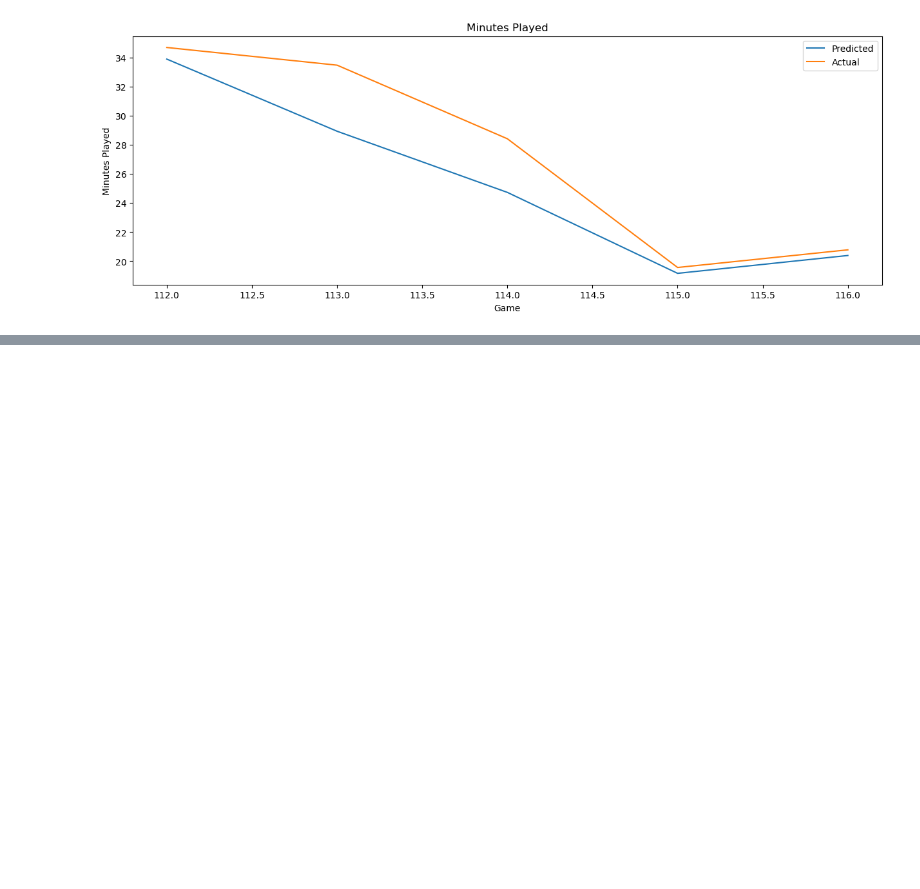
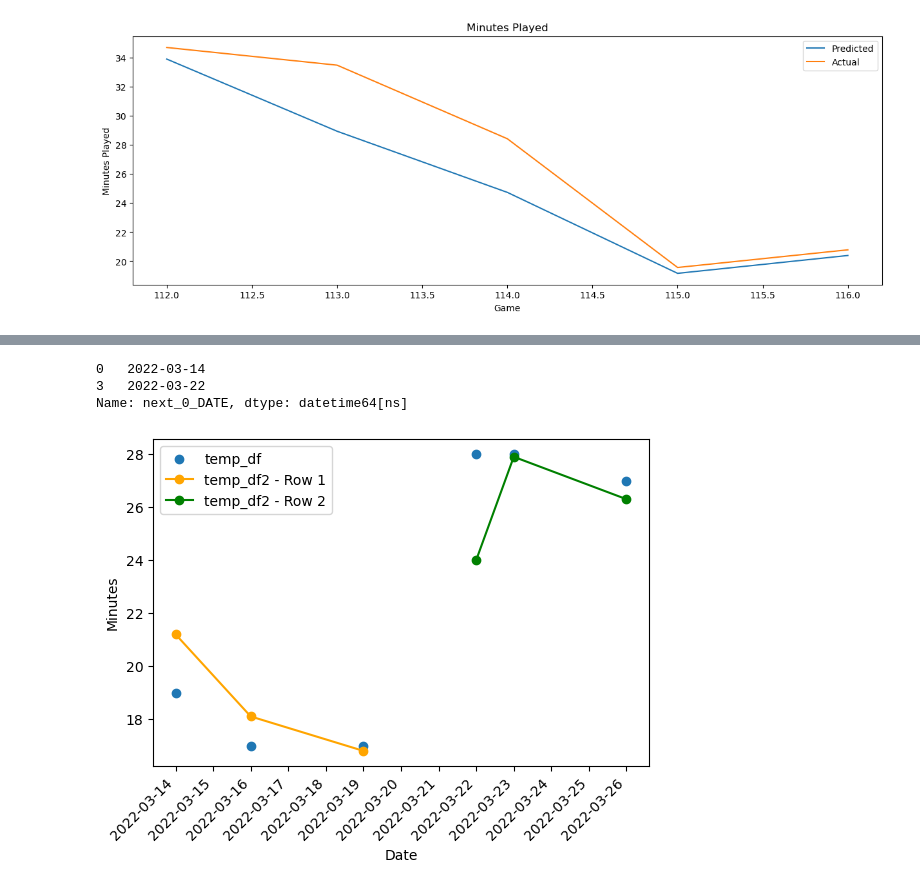
Before and after one commit to brownbrandon272/basketball, a Jupyter notebook: scripts/analyze_results.ipynb, the cells around one changed output, grey strips where cells are left out. Saved outputs shown, nothing was run; the diff lists cells and outputs as text; code cells hidden in the pictures; blank space fills up the shorter version.

Commit message:
Playing around with plots: 	modified:   scripts/analyze_results.ipynb

```diff
--- a/scripts/analyze_results.ipynb
+++ b/scripts/analyze_results.ipynb
@@ -181,0 +217,71 @@ plot_timeseries(player_name=player_name, season=season, yhat_df=yhat_df, y_test=
+# %%
+temp_df = pd.DataFrame(
+    {'next_0_MIN': {0: 19.0, 3: 28.0},
+     'next_1_MIN': {0: 17.0, 3: 28.0},
+     'next_2_MIN': {0: 17.0, 3: 27.0},
+     'next_0_DATE': {0: '2022-03-14', 3: '2022-03-22'},
+     'next_1_DATE': {0: '2022-03-16', 3: '2022-03-23'},
+     'next_2_DATE': {0: '2022-03-19', 3: '2022-03-26'},
+    })
+pd.to_datetime(temp_df['next_0_DATE'])
+# %% [output]
+0   2022-03-14
+3   2022-03-22
+Name: next_0_DATE, dtype: datetime64[ns]
+# %%
+import matplotlib.dates as mdates
+temp_df = pd.DataFrame(
+    {'next_0_MIN': {0: 19.0, 3: 28.0},
+     'next_1_MIN': {0: 17.0, 3: 28.0},
+     'next_2_MIN': {0: 17.0, 3: 27.0},
+     'next_0_DATE': {0: '2022-03-14', 3: '2022-03-22'},
+     'next_1_DATE': {0: '2022-03-16', 3: '2022-03-23'},
+     'next_2_DATE': {0: '2022-03-19', 3: '2022-03-26'},
+    })
+temp_df2 = pd.DataFrame(
+    {'next_0_MIN': {0: 21.2, 3: 24.0},
+     'next_1_MIN': {0: 18.1, 3: 27.9},
+     'next_2_MIN': {0: 16.8, 3: 26.3},
+    })
+
+# Step 1
+min_cols = [col for col in temp_df.columns if 'MIN' in col]
+date_cols = [col for col in temp_df.columns if 'DATE' in col]
+
+# Step 2
+for date in date_cols:
+    temp_df[date] = pd.to_datetime(temp_df[date], format='%Y-%m-%d')
+
+# Step 3
+date_array = temp_df[date_cols].values.flatten()
+value_array = temp_df[min_cols].values.flatten()
+
+# Step 4
+fig, ax = plt.subplots()
+ax.scatter(date_array, value_array, marker='o', label='temp_df')
+
+# Step 5
+ax.set_xlabel('Date')
+ax.set_ylabel('Minutes')
+days = mdates.DayLocator()  # Set the tick locator to show days
+ax.xaxis.set_major_locator(days)
+ax.xaxis.set_major_formatter(mdates.DateFormatter('%Y-%m-%d'))  # Set the x-axis tick labels to YYYY-MM-DD format
+fig.autofmt_xdate(rotation=45)  # Rotate x-axis tick labels for better visibility
+
+# Step 6
+temp_df2 = pd.DataFrame(
+    {'next_0_MIN': {0: 21.2, 3: 24.0},
+     'next_1_MIN': {0: 18.1, 3: 27.9},
+     'next_2_MIN': {0: 16.8, 3: 26.3},
+    })
+value_array2_row1 = temp_df2.loc[0, min_cols].values
+value_array2_row2 = temp_df2.loc[3, min_cols].values
+ax.plot(date_array[:3], value_array2_row1, marker='o', label='temp_df2 - Row 1', color='orange')
+ax.plot(date_array[3:], value_array2_row2, marker='o', label='temp_df2 - Row 2', color='green')
+
+# Step 7
+ax.legend()
+
+plt.show()
+# %% [output]
+[figure, added]
```
Also changed, not shown: parts of 4 cells of this notebook.
